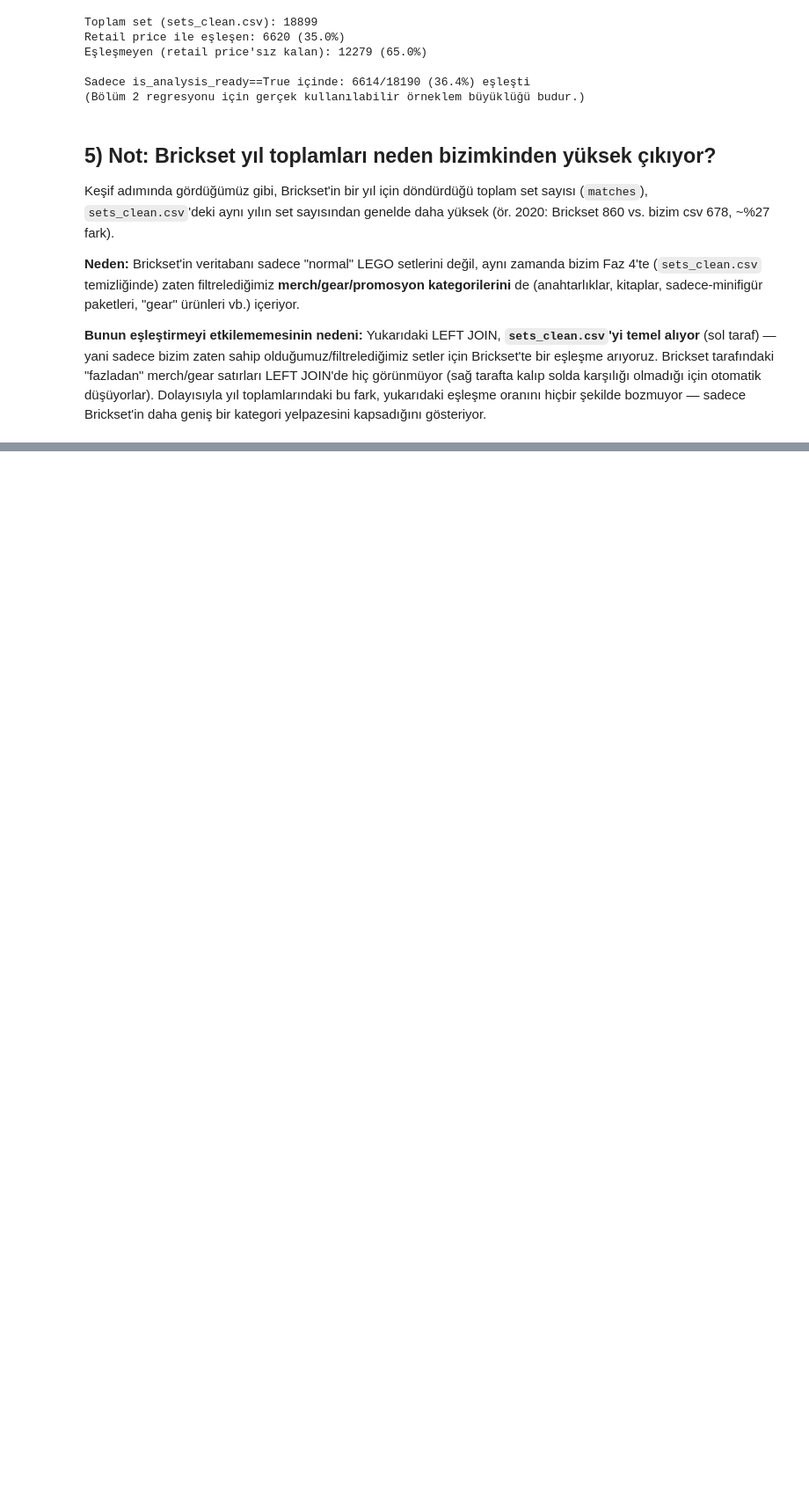
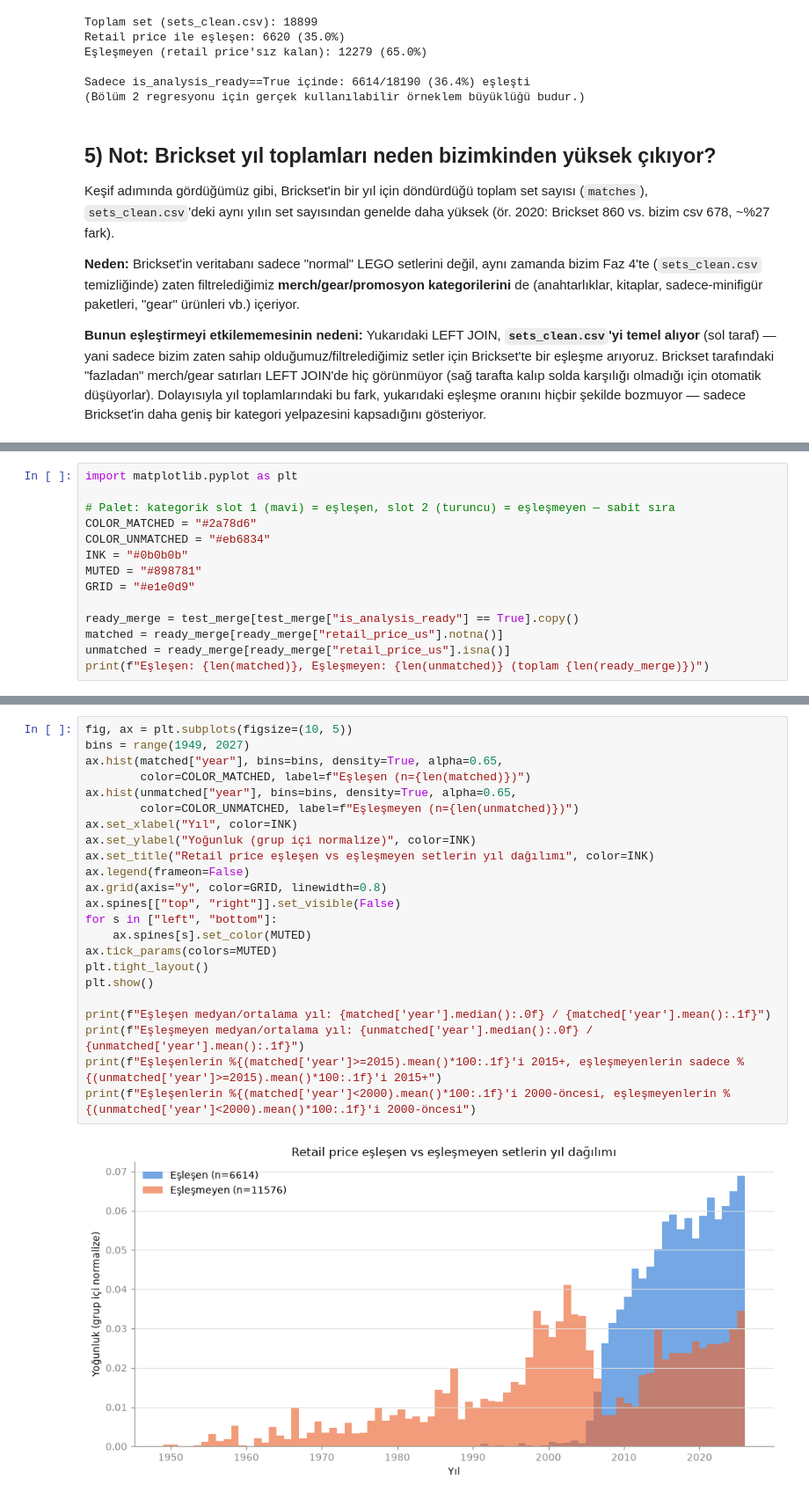
Before and after one commit to didemmrsln/brick-by-brick-lego-analysis, a Jupyter notebook: notebooks/05_fetch_brickset_prices.ipynb, the cells around one changed output, grey strips where cells are left out. Shown at 88% size. Drawn from its saved outputs; the diff is of its cells as text; blank space fills up the shorter version.

```diff
--- a/notebooks/05_fetch_brickset_prices.ipynb
+++ b/notebooks/05_fetch_brickset_prices.ipynb
@@ -184,0 +193,14 @@ kategori yelpazesini kapsadığını gösteriyor.
+# %%
+import matplotlib.pyplot as plt
+
+# Palet: kategorik slot 1 (mavi) = eşleşen, slot 2 (turuncu) = eşleşmeyen — sabit sıra
+COLOR_MATCHED = "#2a78d6"
+COLOR_UNMATCHED = "#eb6834"
+INK = "#0b0b0b"
+MUTED = "#898781"
+GRID = "#e1e0d9"
+
+ready_merge = test_merge[test_merge["is_analysis_ready"] == True].copy()
+matched = ready_merge[ready_merge["retail_price_us"].notna()]
+unmatched = ready_merge[ready_merge["retail_price_us"].isna()]
+print(f"Eşleşen: {len(matched)}, Eşleşmeyen: {len(unmatched)} (toplam {len(ready_merge)})")
@@ -184,0 +211,25 @@ kategori yelpazesini kapsadığını gösteriyor.
+# %%
+fig, ax = plt.subplots(figsize=(10, 5))
+bins = range(1949, 2027)
+ax.hist(matched["year"], bins=bins, density=True, alpha=0.65,
+        color=COLOR_MATCHED, label=f"Eşleşen (n={len(matched)})")
+ax.hist(unmatched["year"], bins=bins, density=True, alpha=0.65,
+        color=COLOR_UNMATCHED, label=f"Eşleşmeyen (n={len(unmatched)})")
+ax.set_xlabel("Yıl", color=INK)
+ax.set_ylabel("Yoğunluk (grup içi normalize)", color=INK)
+ax.set_title("Retail price eşleşen vs eşleşmeyen setlerin yıl dağılımı", color=INK)
+ax.legend(frameon=False)
+ax.grid(axis="y", color=GRID, linewidth=0.8)
+ax.spines[["top", "right"]].set_visible(False)
+for s in ["left", "bottom"]:
+    ax.spines[s].set_color(MUTED)
+ax.tick_params(colors=MUTED)
+plt.tight_layout()
+plt.show()
+
+print(f"Eşleşen medyan/ortalama yıl: {matched['year'].median():.0f} / {matched['year'].mean():.1f}")
+print(f"Eşleşmeyen medyan/ortalama yıl: {unmatched['year'].median():.0f} / {unmatched['year'].mean():.1f}")
+print(f"Eşleşenlerin %{(matched['year']>=2015).mean()*100:.1f}'i 2015+, eşleşmeyenlerin sadece %{(unmatched['year']>=2015).mean()*100:.1f}'i 2015+")
+print(f"Eşleşenlerin %{(matched['year']<2000).mean()*100:.1f}'i 2000-öncesi, eşleşmeyenlerin %{(unmatched['year']<2000).mean()*100:.1f}'i 2000-öncesi")
+# %% [output]
+[figure, added]
```
Also changed, not shown: parts of 9 cells of this notebook.
